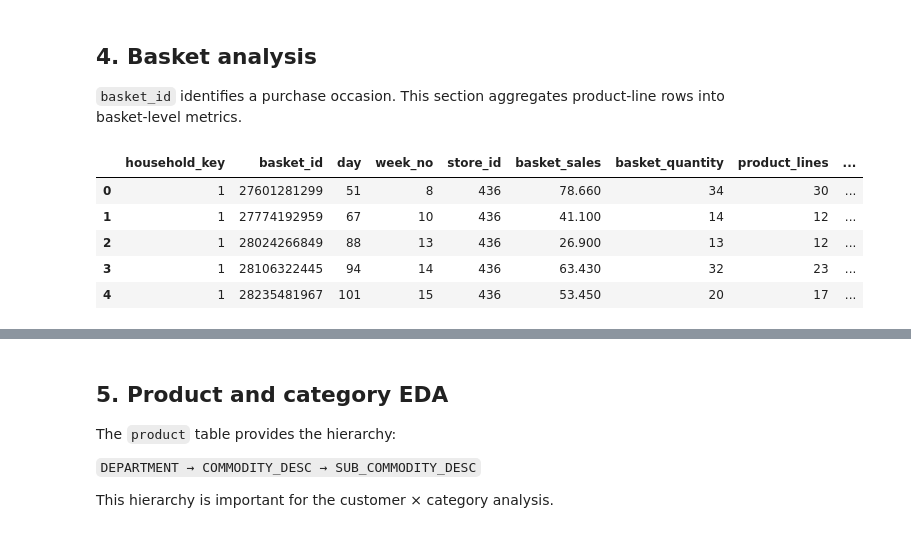
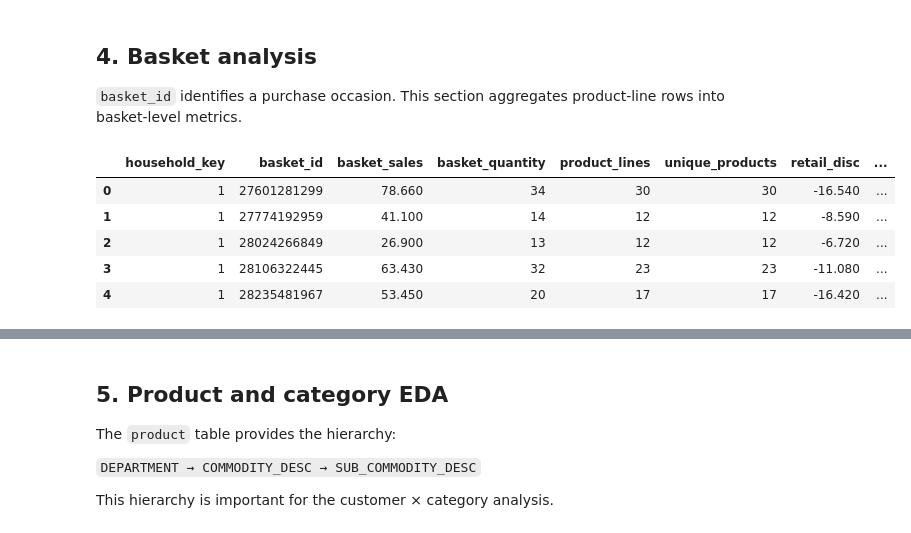
Before and after one commit to builetrongduc/26611-ecom, a Jupyter notebook: ecom/dunnhumby_complete_journey_eda.ipynb, the cells around one changed output, grey strips where cells are left out. Drawn from its saved outputs; the diff is of its cells as text; code cells hidden in the pictures.

```diff
--- a/ecom/dunnhumby_complete_journey_eda.ipynb
+++ b/ecom/dunnhumby_complete_journey_eda.ipynb
@@ -533,32 +622,32 @@ Correlation matrix:
 # %%
 # 13. Build basket-level features
 
 if tx is not None:
     basket = (
         tx.groupby(["household_key", "basket_id"], as_index=False)
           .agg(
-              day=("day", "min"),
-              week_no=("week_no", "min"),
-              store_id=("store_id", "first"),
+            #   day=("day", "min"),
+            #   week_no=("week_no", "min"),
+            #   store_id=("store_id", "first"),
               basket_sales=("sales_value", "sum"),
               basket_quantity=("quantity", "sum"),
               product_lines=("product_id", "count"),
               unique_products=("product_id", "nunique"),
               retail_disc=("retail_disc", "sum"),
               coupon_disc=("coupon_disc", "sum"),
               coupon_match_disc=("coupon_match_disc", "sum"),
           )
     )
 
     display(basket.head())
     display(basket.describe().T)
 # %% [output]
-|  | household_key | basket_id | day | week_no | store_id | basket_sales | basket_quantity | product_lines | ... |
-| 0 | 1 | 27601281299 | 51 | 8 | 436 | 78.660 | 34 | 30 | ... |
-| 1 | 1 | 27774192959 | 67 | 10 | 436 | 41.100 | 14 | 12 | ... |
-| 2 | 1 | 28024266849 | 88 | 13 | 436 | 26.900 | 13 | 12 | ... |
-| 3 | 1 | 28106322445 | 94 | 14 | 436 | 63.430 | 32 | 23 | ... |
-| 4 | 1 | 28235481967 | 101 | 15 | 436 | 53.450 | 20 | 17 | ... |
+|  | household_key | basket_id | basket_sales | basket_quantity | product_lines | unique_products | retail_disc | ... |
+| 0 | 1 | 27601281299 | 78.660 | 34 | 30 | 30 | -16.540 | ... |
+| 1 | 1 | 27774192959 | 41.100 | 14 | 12 | 12 | -8.590 | ... |
+| 2 | 1 | 28024266849 | 26.900 | 13 | 12 | 12 | -6.720 | ... |
+| 3 | 1 | 28106322445 | 63.430 | 32 | 23 | 23 | -11.080 | ... |
+| 4 | 1 | 28235481967 | 53.450 | 20 | 17 | 17 | -16.420 | ... |
 |  | count | mean | std | min | 25% | 50% | 75% | max |
 | household_key | 276,484.000 | 1,255.366 | 717.600 | 1.000 | 653.000 | 1,260.000 | 1,873.000 | 2,500.000 |
 | basket_id | 276,484.000 | 33,904,014,110.500 | 4,673,907,320.552 | 26,984,851,472.000 | 30,175,850,193.750 | 32,744,512,372.000 | 40,037,826,769.250 | 42,305,362,535.000 |
```
Also changed, not shown: parts of 7 cells of this notebook, 5 other files.
